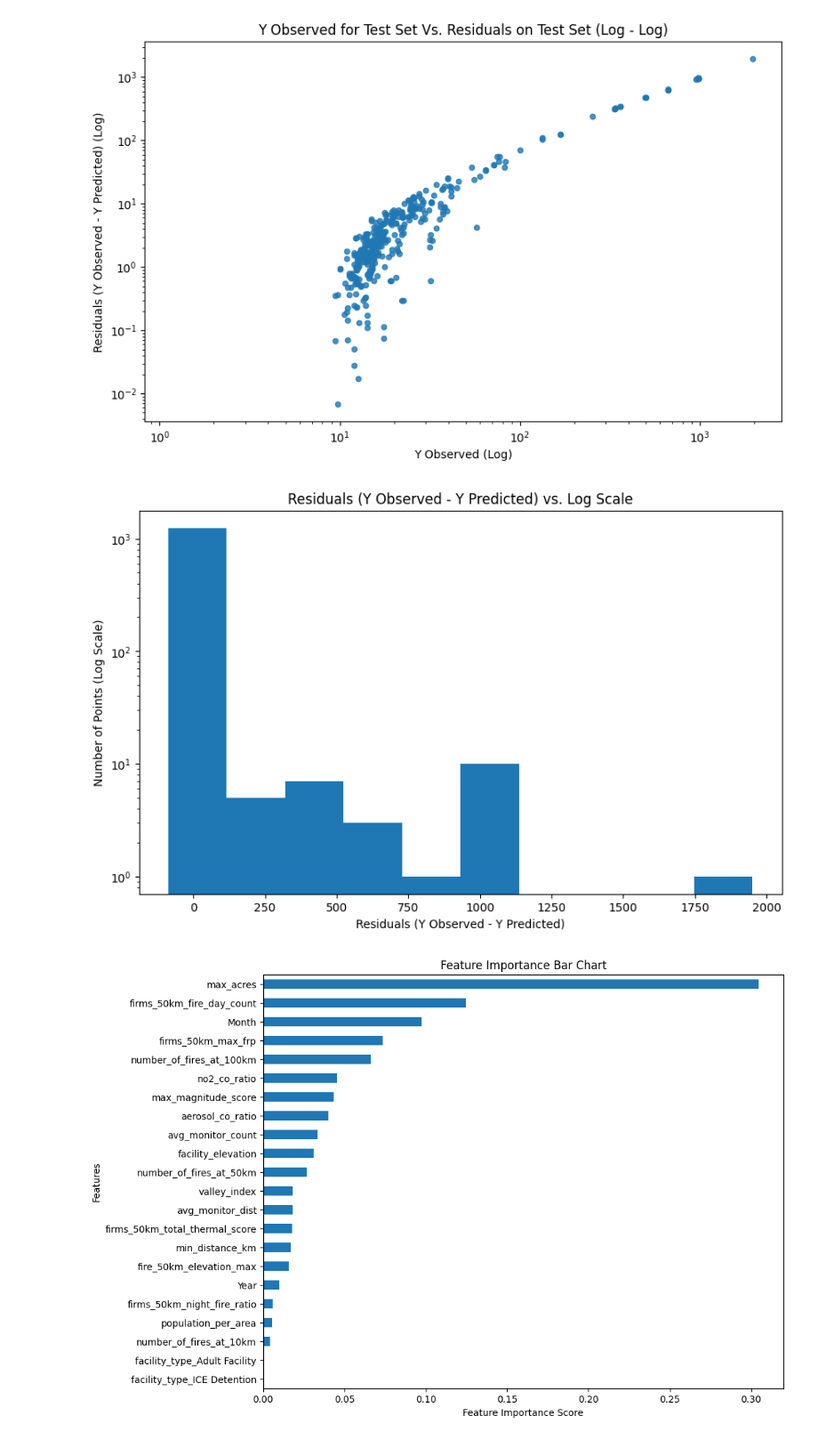
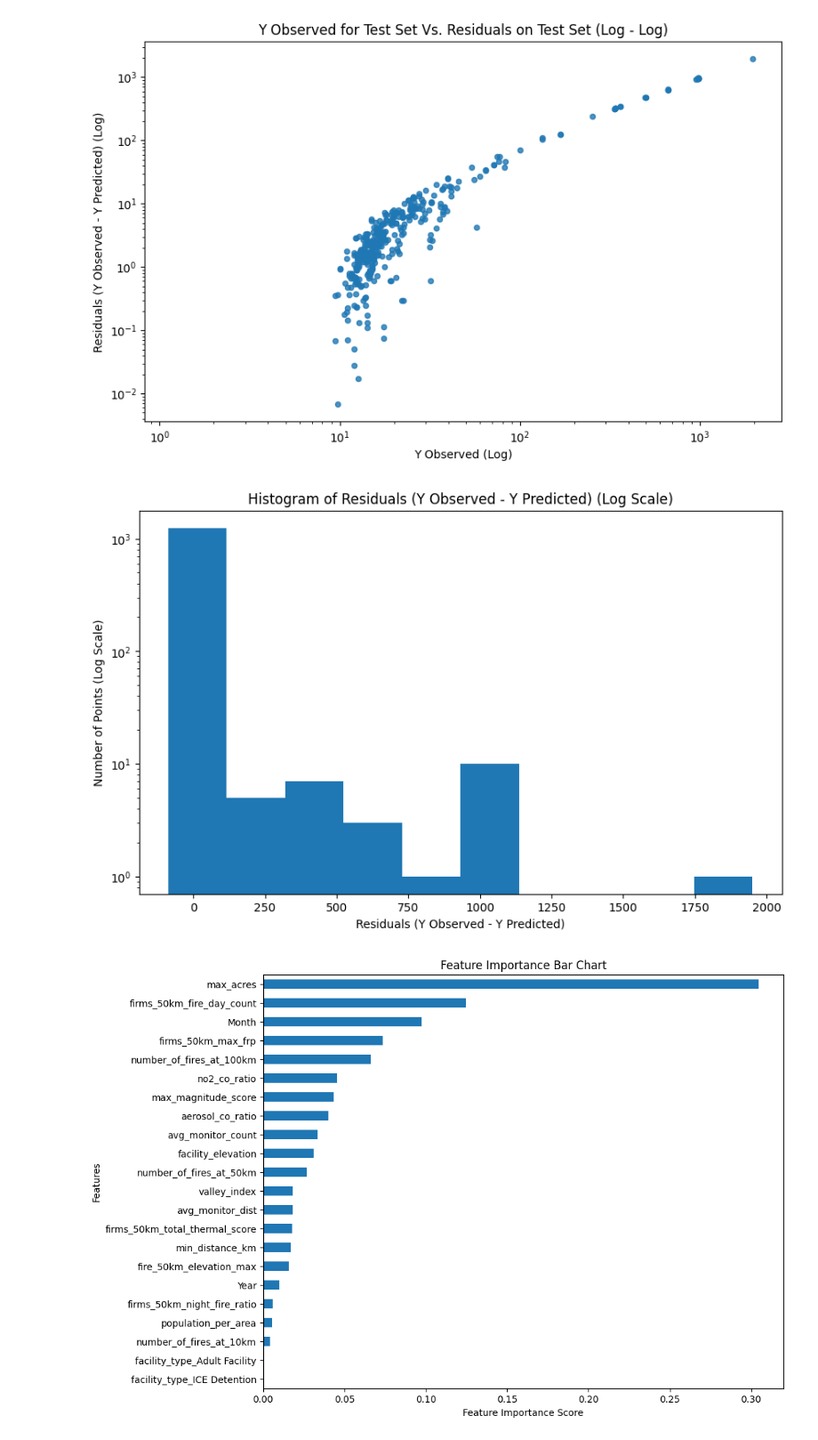
Before and after one commit to allisonsibrian/ca-wildfire-pollution-prison-project, a Jupyter notebook: finalizing_modeling.ipynb, the cells around one changed output. Shown at 89% size. Cells and saved outputs as stored; diff of their text form; code cells hidden in the pictures.

```diff
--- a/finalizing_modeling.ipynb
+++ b/finalizing_modeling.ipynb
@@ -102,14 +108,14 @@ plt.show()
 # %%
 plt.figure(figsize=(10, 6))
 plt.hist((y_test - y_predicted), bins=10)
 plt.yscale('log')
 
 plt.ylabel('Number of Points (Log Scale)')
 plt.xlabel('Residuals (Y Observed - Y Predicted)')
-plt.title('Residuals (Y Observed - Y Predicted) vs. Log Scale')
+plt.title('Histogram of Residuals (Y Observed - Y Predicted) (Log Scale)')
 plt.show()
 # %% [output]
-[figure, old version]
+[figure, new version]
 # %%
 # Feature Importance
 feature_importances = pd.Series(
```
Also changed, not shown: parts of 12 cells of this notebook.
